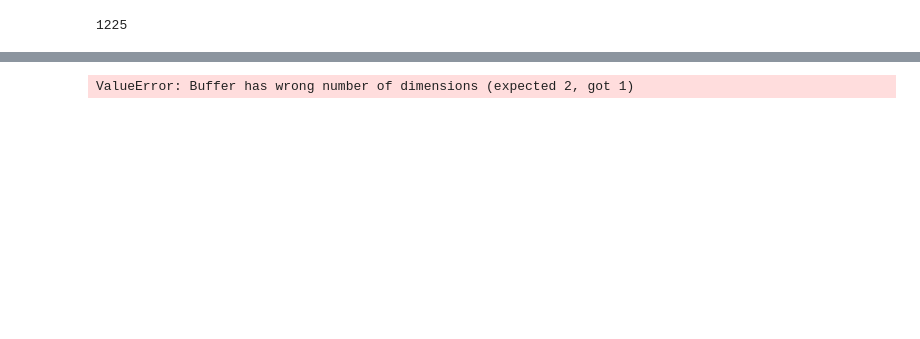
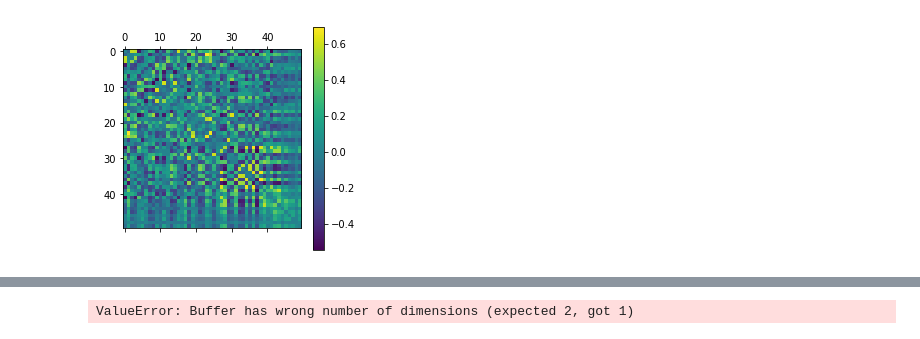
Before and after one commit to slyles1001/NeuroNetworks, a Jupyter notebook: DTI_import.ipynb, the cells around one changed output, grey strips where cells are left out. Saved outputs shown, nothing was run; the diff lists cells and outputs as text; code cells hidden in the pictures; blank space fills up the shorter version.

Commit message:
conceded to networkx, first graphs

```diff
--- a/DTI_import.ipynb
+++ b/DTI_import.ipynb
@@ -27,21 +26,21 @@ import nibabel as nib
 # %%
-sub_100206_d50 = nib.load("./workbench/bin_windows64/100206.dtseries.nii")
-textract_100206_50 = pd.read_csv("HCP_PTN1200/node_timeseries/3T_HCP1200_MSMAll_d50_ts2/100206.txt", sep=" ", header = None)
+#sub_100206_d50 = nib.load("./workbench/bin_windows64/100206.dtseries.nii")
+textract_100206_50 = pd.read_csv("100206.txt", sep=" ", header = None)#HCP_PTN1200/node_timeseries/3T_HCP1200_MSMAll_d50_ts2/
     #"./workbench/bin_windows64/100206_txt.txt", sep="\t", header=None)
 # %%
-sub_100206_d50.shape
+#sub_100206_d50.shape
 textract_100206_50.shape
 p100206_corr = textract_100206_50.corr()#np.fill_diagonal(textract_100206_50.corr(), 0)
 
 # diagonal is perfectly correlated, cut that out
 
 p100206_corr[p100206_corr == 1] = 0
 
 cax = plt.matshow(p100206_corr)
 plt.colorbar(cax)
 plt.show()
 # %% [output]
-1225
+[figure, added]
 # %%
 # we're discretizing the correlation
 adj_mat = p100206_corr * 25
```
Also changed, not shown: parts of 5 cells of this notebook.
